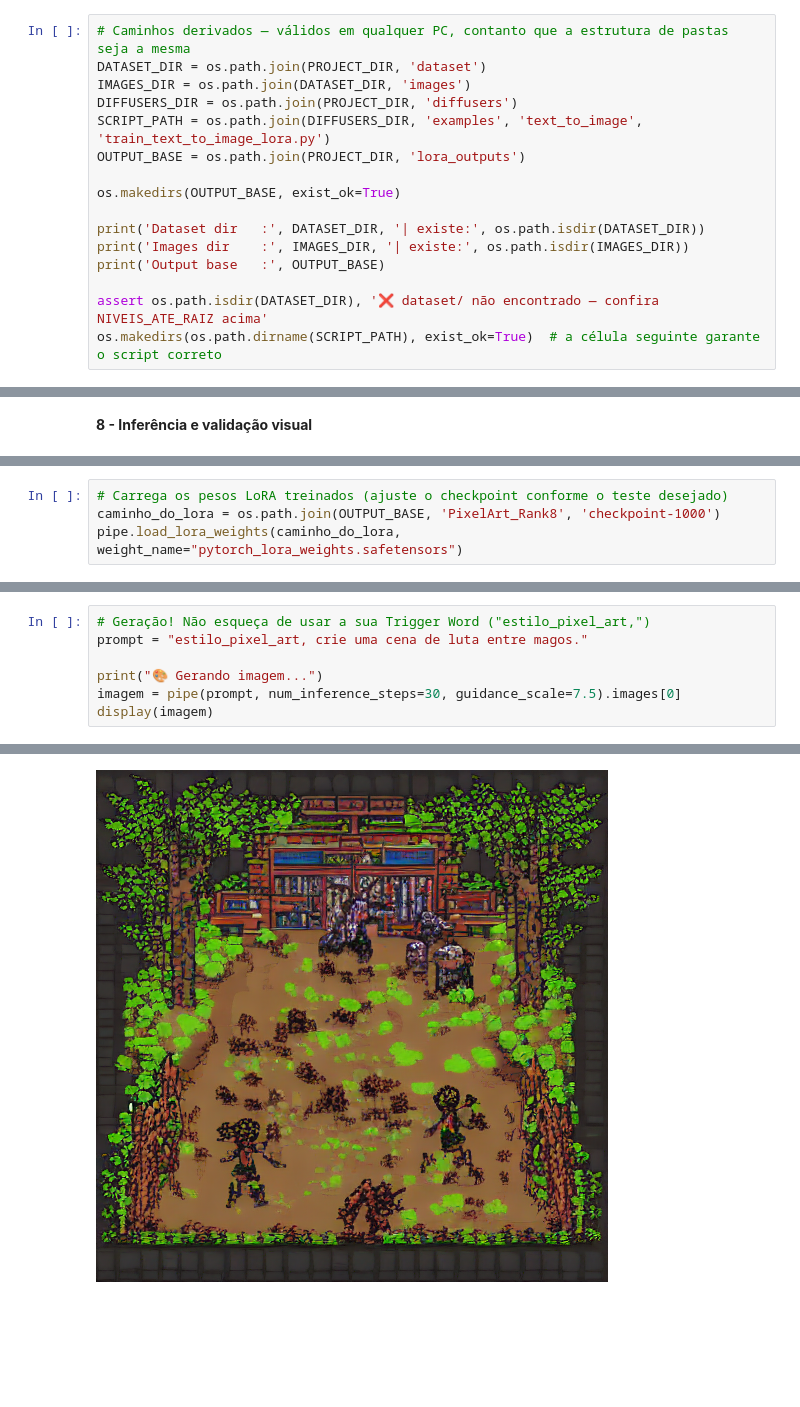
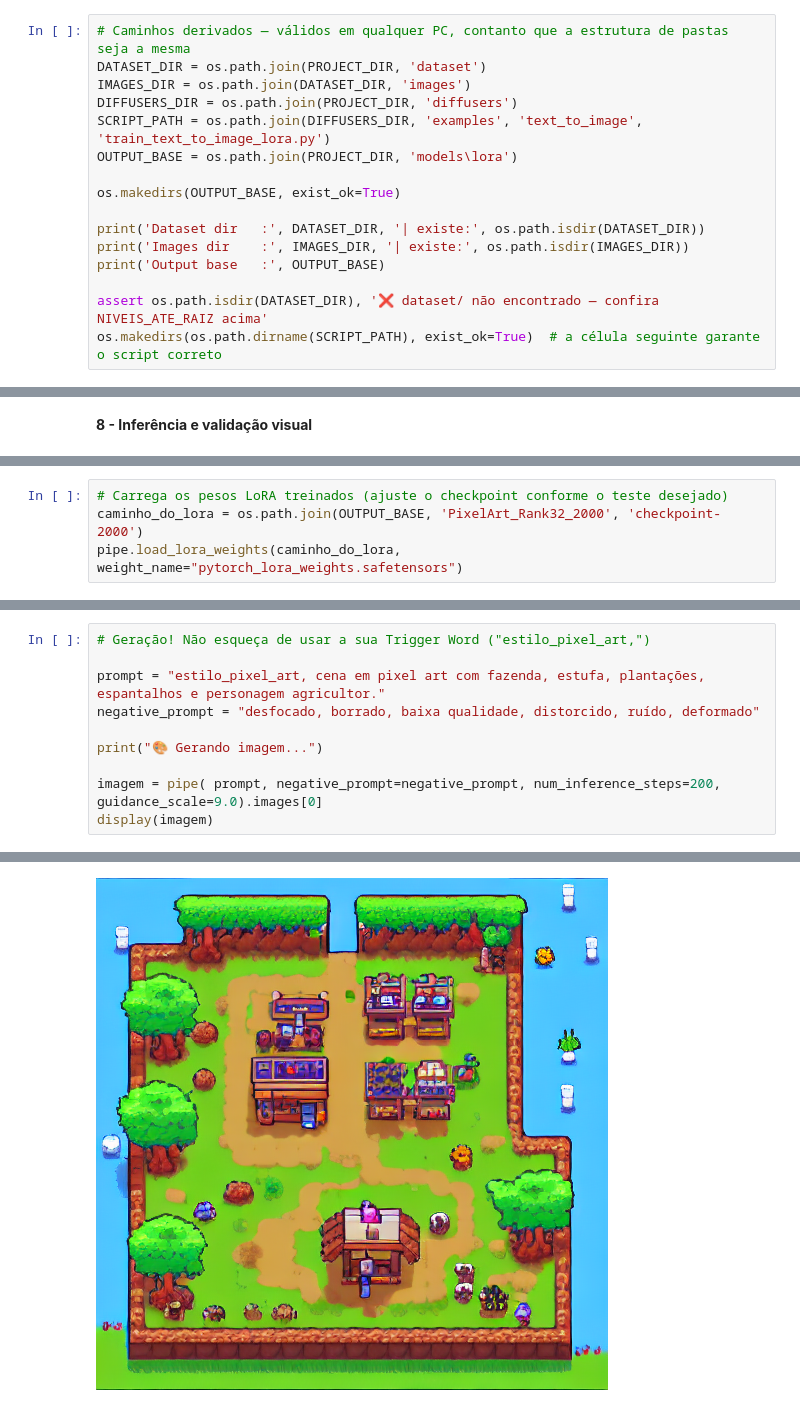
Before and after one commit to Thiagofariasl/atelie-generativo-estilo-pixel-art, a Jupyter notebook: notebooks/01_fine_tuning_LoRA_Local_GPU.ipynb, the cells around one changed output, grey strips where cells are left out. Cells and saved outputs as stored; diff of their text form; blank space fills up the shorter version.

```diff
--- a/notebooks/01_fine_tuning_LoRA_Local_GPU.ipynb
+++ b/notebooks/01_fine_tuning_LoRA_Local_GPU.ipynb
@@ -71,7 +60,7 @@ DATASET_DIR = os.path.join(PROJECT_DIR, 'dataset')
 IMAGES_DIR = os.path.join(DATASET_DIR, 'images')
 DIFFUSERS_DIR = os.path.join(PROJECT_DIR, 'diffusers')
 SCRIPT_PATH = os.path.join(DIFFUSERS_DIR, 'examples', 'text_to_image', 'train_text_to_image_lora.py')
-OUTPUT_BASE = os.path.join(PROJECT_DIR, 'lora_outputs')
+OUTPUT_BASE = os.path.join(PROJECT_DIR, 'models\lora')
 
 os.makedirs(OUTPUT_BASE, exist_ok=True)
 
@@ -267,4 +220,4 @@ To support symlinks on Windows, you either need to activate Developer Mode or to
 # %%
 # Carrega os pesos LoRA treinados (ajuste o checkpoint conforme o teste desejado)
-caminho_do_lora = os.path.join(OUTPUT_BASE, 'PixelArt_Rank8', 'checkpoint-1000')
+caminho_do_lora = os.path.join(OUTPUT_BASE, 'PixelArt_Rank32_2000', 'checkpoint-2000')
 pipe.load_lora_weights(caminho_do_lora, weight_name="pytorch_lora_weights.safetensors")
@@ -273,8 +224,11 @@ W0626 00:05:50.670000 16704 Lib\site-packages\torch\utils\flop_counter.py:29] tr
 # %%
 # Geração! Não esqueça de usar a sua Trigger Word ("estilo_pixel_art,")
-prompt = "estilo_pixel_art, crie uma cena de luta entre magos."
+
+prompt = "estilo_pixel_art, cena em pixel art com fazenda, estufa, plantações, espantalhos e personagem agricultor."
+negative_prompt = "desfocado, borrado, baixa qualidade, distorcido, ruído, deformado"
 
 print("🎨 Gerando imagem...")
-imagem = pipe(prompt, num_inference_steps=30, guidance_scale=7.5).images[0]
+
+imagem = pipe( prompt, negative_prompt=negative_prompt, num_inference_steps=200, guidance_scale=9.0).images[0]
 display(imagem)
 # %% [output]
@@ -282 +235 @@ display(imagem)
-[figure, old version]
+[figure, new version]
```
Also changed, not shown: parts of 16 cells of this notebook.
